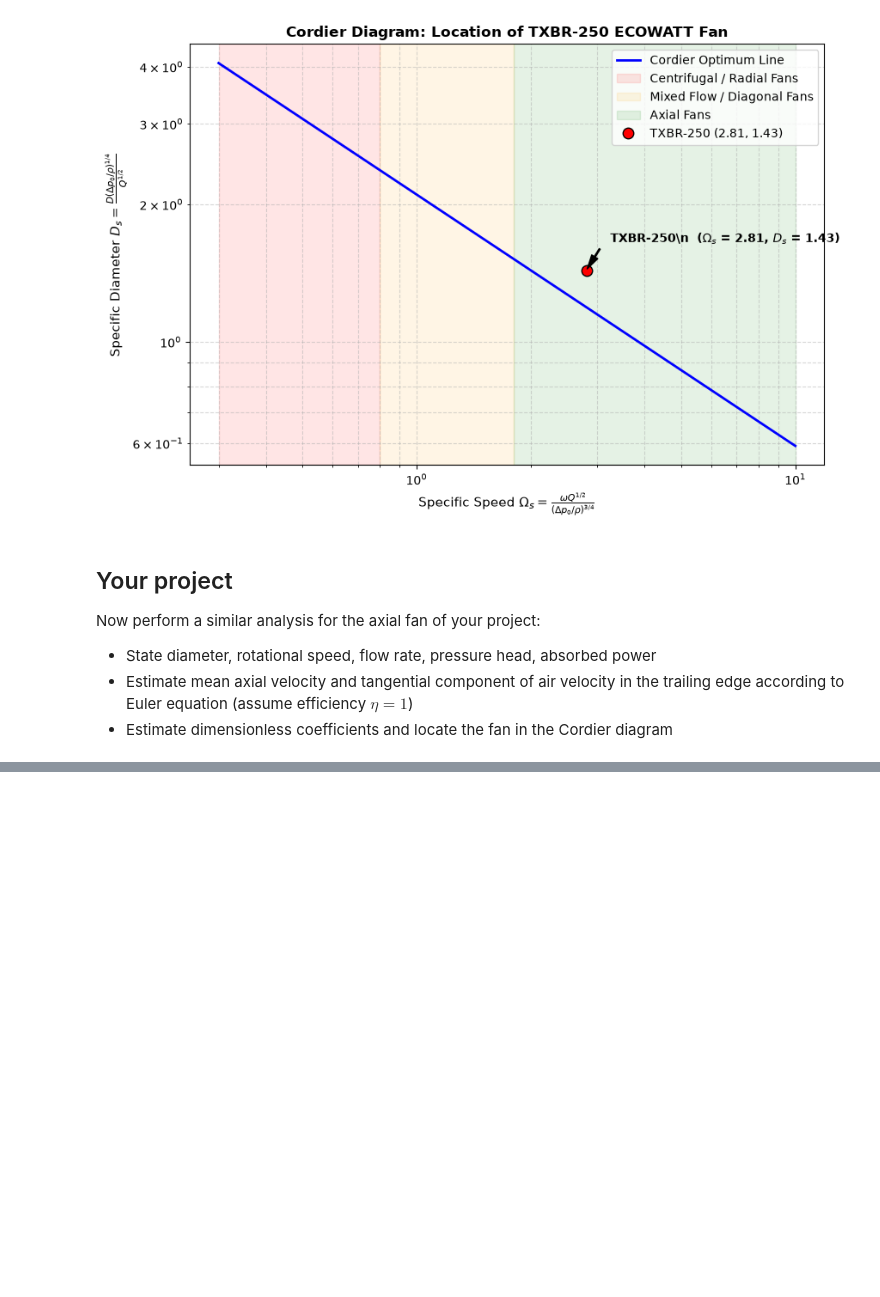
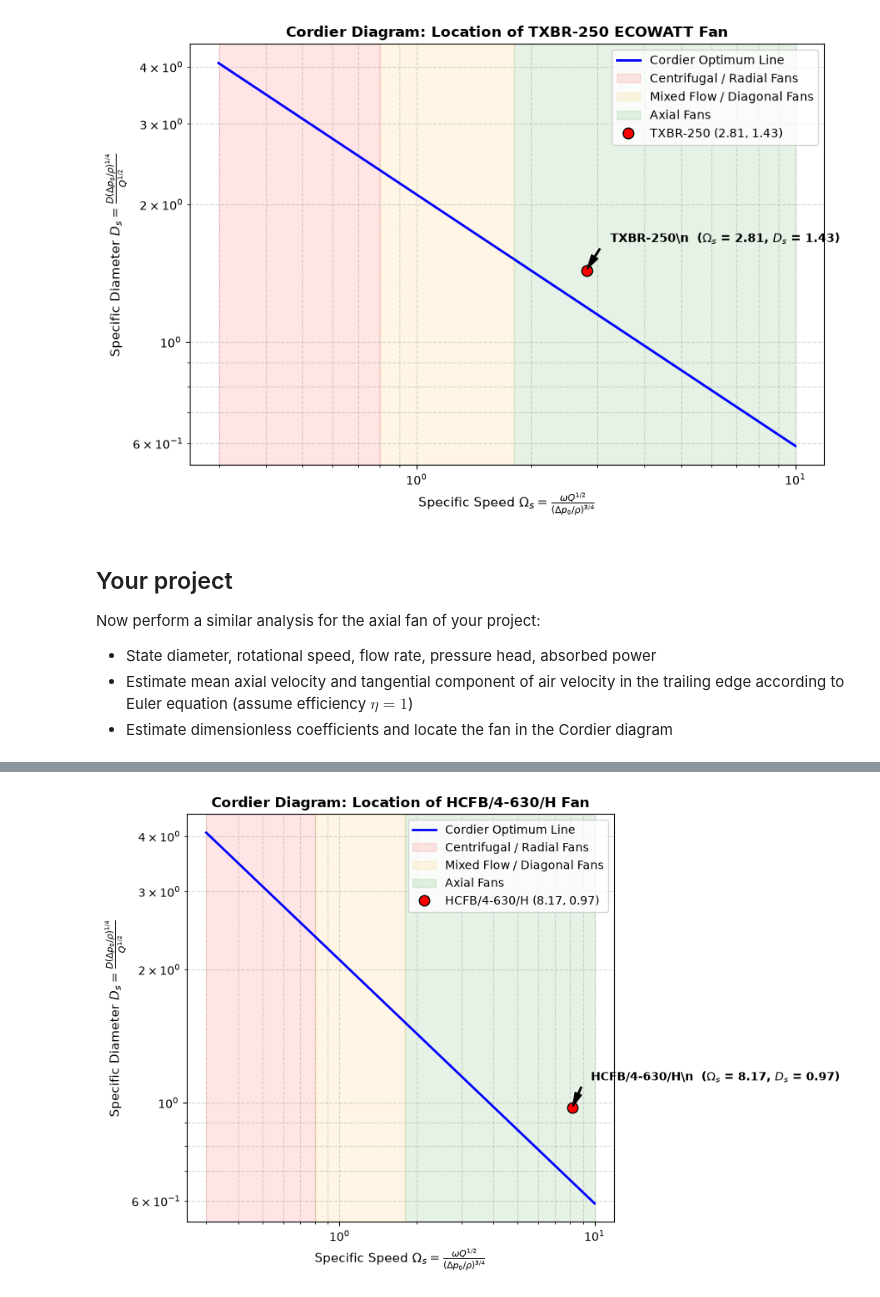
Before and after one commit to UPC-Carreta/AdvancedFluidDynamicDesign-AxialFan_Guillem, a Jupyter notebook: 1_Design/D1_fundamentals_and_dimensional_analysis_Guillem.ipynb, the cells around one changed output, grey strips where cells are left out. Cells and saved outputs as stored; diff of their text form; code cells hidden in the pictures; blank space fills up the shorter version.

```diff
--- a/1_Design/D1_fundamentals_and_dimensional_analysis_Guillem.ipynb
+++ b/1_Design/D1_fundamentals_and_dimensional_analysis_Guillem.ipynb
@@ -325,0 +416,97 @@ Now perform a similar analysis for the axial fan of your project:
+# %%
+# TODO: Compute dimnesionless parameters. Locate in the Cordier diagram.
+import numpy as np
+import matplotlib.pyplot as plt
+
+# ==========================================
+# 1. INPUT PARAMETERS & SI CONVERSIONS
+# ==========================================
+Q_m3h = 17230.0            # Volumetric flow rate [m³/h]
+N_rpm = 1380.0            # Rotational speed [rpm]
+D = 0.630                 # Casing/Tip diameter [m]
+rho = 1.2                 # Air density [kg/m³]
+mu = 1.81e-5              # Air dynamic viscosity [Pa·s] at 20°C
+delta_p0 = 156.998         # Total head pressure rise [Pa]
+c_m = 17.453               # Axial velocity [m/s]
+
+# SI Unit Conversions
+Q = Q_m3h / 3600.0                   # Flow rate [m³/s]
+omega = N_rpm * (2.0 * np.pi / 60.0) # Angular velocity [rad/s]
+P_h = Q * delta_p0                   # Hydraulic fluid power [W]
+
+# ==========================================
+# 2. DIMENSIONLESS PARAMETERS
+# ==========================================
+# Flow Coefficient
+phi = Q / (omega * D**3)
+
+# Head / Loading Coefficient
+psi = delta_p0 / (rho * (omega**2) * (D**2))
+
+# Power Coefficient
+P_hat = P_h / (rho * (omega**3) * (D**5))   # Equivalent to phi * psi
+
+# Reynolds Number based on tip diameter
+Re_D = (rho * c_m * D) / mu
+
+# Specific Energy Change
+E_spec = delta_p0 / rho  # [J/kg]
+
+# Specific Speed (Velocity) and Specific Diameter
+Omega_s = (omega * np.sqrt(Q)) / (E_spec**0.75)
+D_s = (D * (E_spec**0.25)) / np.sqrt(Q)
+
+# Print Summary Table
+print("==================================================")
+print("     DIMENSIONLESS PARAMETERS & CORDIER DATA")
+print("==================================================")
+print(f"Flow Coefficient (phi)        : {phi:.4f}")
+print(f"Head Coefficient (psi)        : {psi:.4f}")
+print(f"Power Coefficient (P_hat)     : {P_hat:.5f}")
+print(f"Reynolds Number (Re_D)        : {Re_D:.2e}")
+print(f"Specific Speed (Omega_s)      : {Omega_s:.3f}")
+print(f"Specific Diameter (D_s)       : {D_s:.3f}")
+print("==================================================")
+
+# ==========================================
+# 3. CORDIER DIAGRAM PLOTTING
+# ==========================================
+# Empirical Cordier Line Approximation: D_s ≈ 2.1 * (Omega_s)^(-0.55)
+Omega_s_line = np.linspace(0.3, 10.0, 500)
+D_s_line = 2.10 * (Omega_s_line**(-0.55))
+
+plt.figure(figsize=(9, 6), dpi=100)
+
+# Plot empirical Cordier curve
+plt.plot(Omega_s_line, D_s_line, 'b-', linewidth=2, label="Cordier Optimum Line")
+
+# Region shading for machine classifications
+plt.axvspan(0.3, 0.8, color='red', alpha=0.1, label="Centrifugal / Radial Fans")
+plt.axvspan(0.8, 1.8, color='orange', alpha=0.1, label="Mixed Flow / Diagonal Fans")
+plt.axvspan(1.8, 10.0, color='green', alpha=0.1, label="Axial Fans")
+
+# Plot HCFB/4-630/H fan operating point
+plt.plot(Omega_s, D_s, 'ro', markersize=9, markeredgecolor='k', label=f"HCFB/4-630/H ({Omega_s:.2f}, {D_s:.2f})")
+
+# Labels, Scaling & Grid
+plt.xscale('log')
+plt.yscale('log')
+plt.xlabel(r'Specific Speed $\Omega_s = \frac{\omega Q^{1/2}}{(\Delta p_0 / \rho)^{3/4}}$', fontsize=11)
+plt.ylabel(r'Specific Diameter $D_s = \frac{D (\Delta p_0 / \rho)^{1/4}}{Q^{1/2}}$', fontsize=11)
+plt.title('Cordier Diagram: Location of HCFB/4-630/H Fan', fontsize=12, fontweight='bold')
+plt.grid(True, which="both", ls="--", alpha=0.5)
+plt.legend(loc="upper right", frameon=True)
+
+# Annotate point
+plt.annotate(
+    rf"  HCFB/4-630/H\n  ($\Omega_s$ = {Omega_s:.2f}, $D_s$ = {D_s:.2f})",
+    xy=(Omega_s, D_s),
+    xytext=(Omega_s * 1.1, D_s * 1.15),
+    arrowprops=dict(facecolor='black', shrink=0.05, width=1, headwidth=6),
+    fontsize=10,
+    fontweight='bold'
+)
+
+plt.tight_layout()
+plt.show()
+# %% [output]
@@ -325,0 +523 @@ Now perform a similar analysis for the axial fan of your project:
+[figure, added]
```
Also changed, not shown: parts of 2 cells of this notebook, 2 other files.
